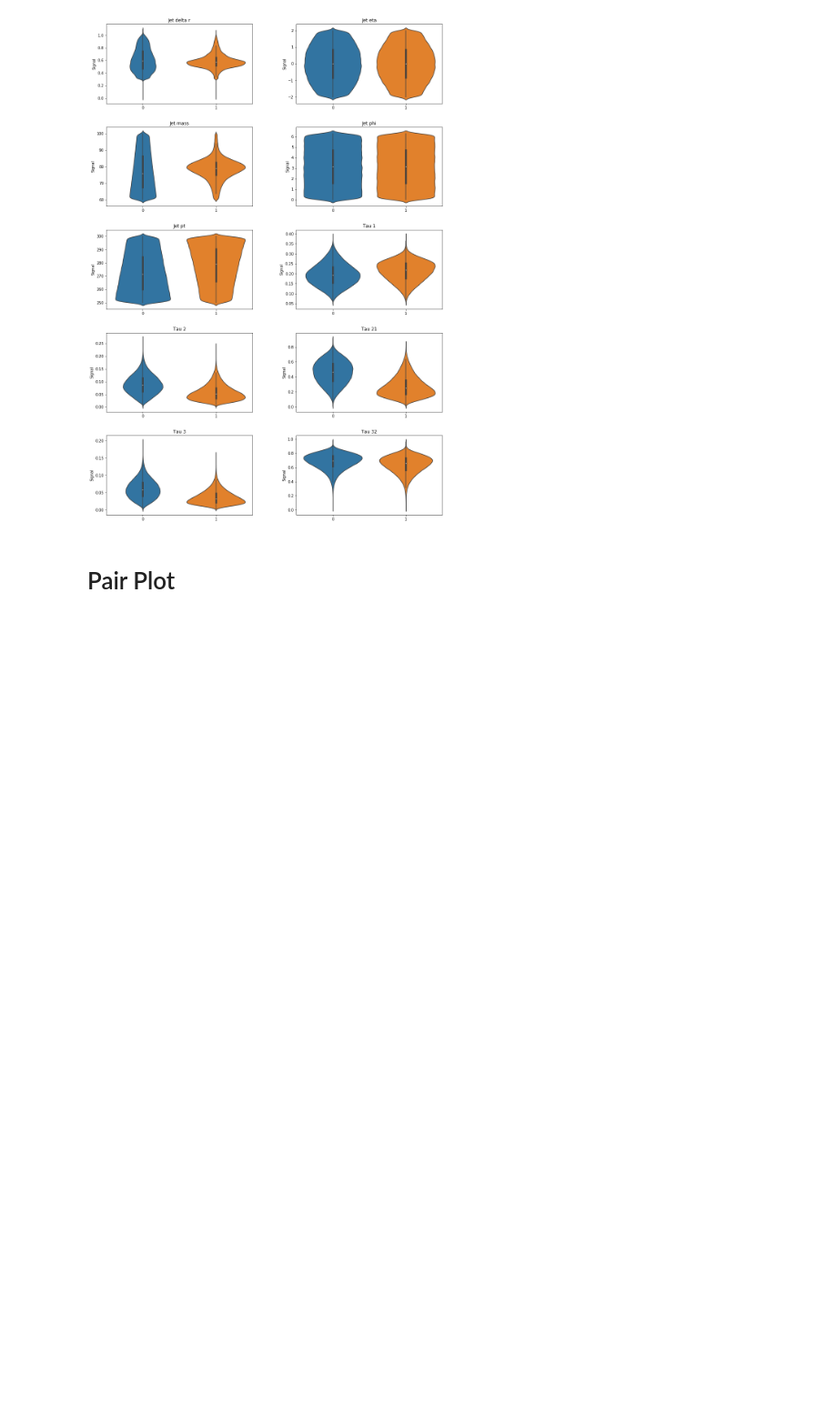
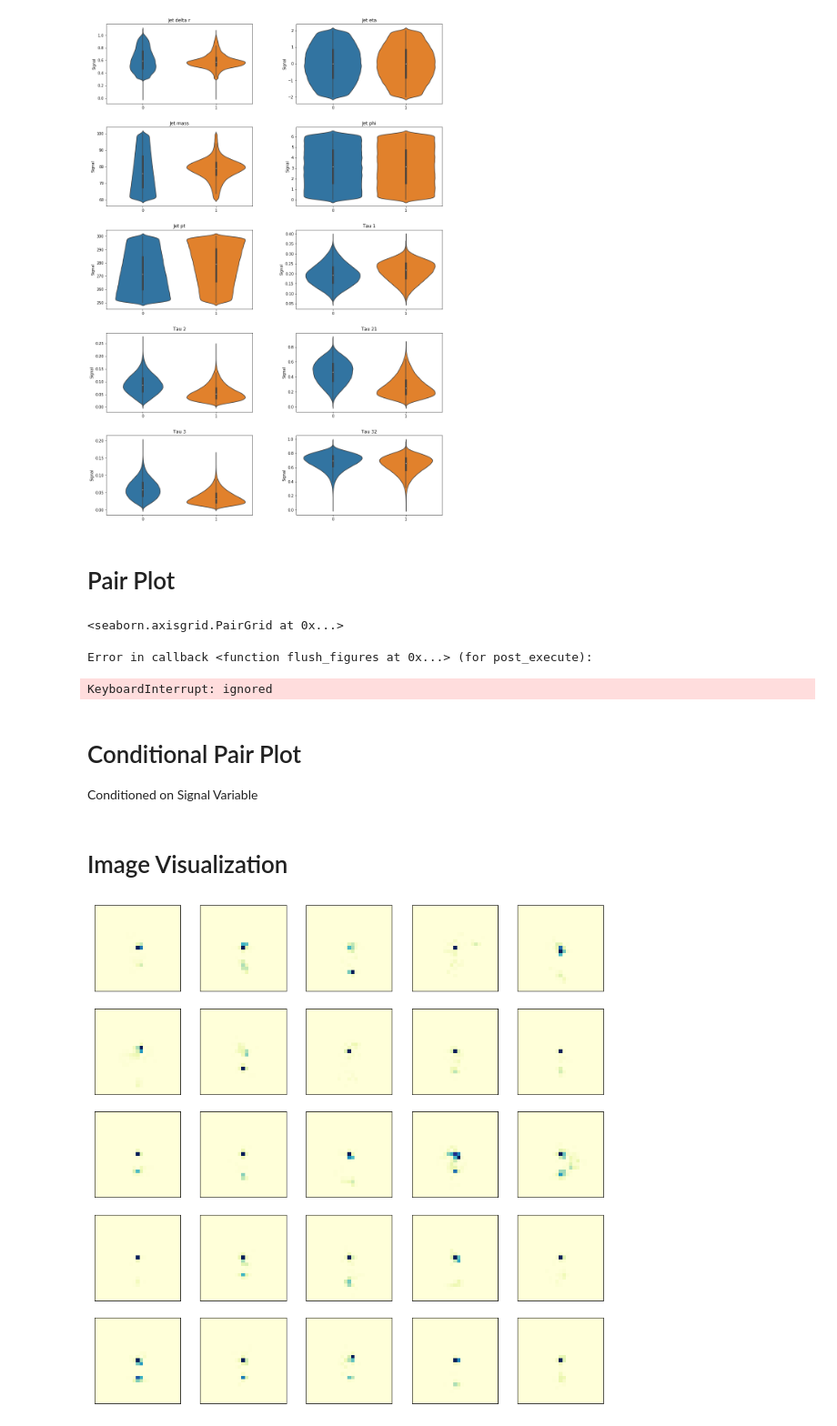
Before and after one commit to itsayushthada/Particle-Physics-Experiments, a Jupyter notebook: LAGAN/Analysis/EDA.ipynb, the cells around one changed output. Shown at 91% size. Drawn from its saved outputs; the diff is of its cells as text; code cells hidden in the pictures; blank space fills up the shorter version.

Commit message:
Image Samples & Pair Plots Added

```diff
--- a/LAGAN/Analysis/EDA.ipynb
+++ b/LAGAN/Analysis/EDA.ipynb
@@ -186,3 +186,34 @@ plt.show()
 [figure]
 # %% [markdown]
 # Pair Plot
+# %%
+plt.rcParams["figure.figsize"] = 16, 16
+
+sns.pairplot(pd.DataFrame(df), kind=kde)
+plt.show()
+# %% [output]
+<seaborn.axisgrid.PairGrid at 0x...>
+Error in callback <function flush_figures at 0x...> (for post_execute):
+KeyboardInterrupt: ignored
+# %% [markdown]
+# Conditional Pair Plot
+Conditioned on Signal Variable
+# %%
+plt.rcParams["figure.figsize"] = 16, 16
+
+sns.pairplot(iris, hue="signal", markers=["o", "D"])
+plt.show()
+# %% [markdown]
+# Image Visualization
+# %%
+plt.rcParams["figure.figsize"] = 14, 14
+
+for i in range(25):
+    plt.subplot(5, 5, i+1)
+    plt.imshow(images[np.random.randint(0, images.shape[0])], cmap="YlGnBu")
+    plt.xticks([])
+    plt.yticks([])
+
+plt.show()
+# %% [output]
+[figure, added]
```
